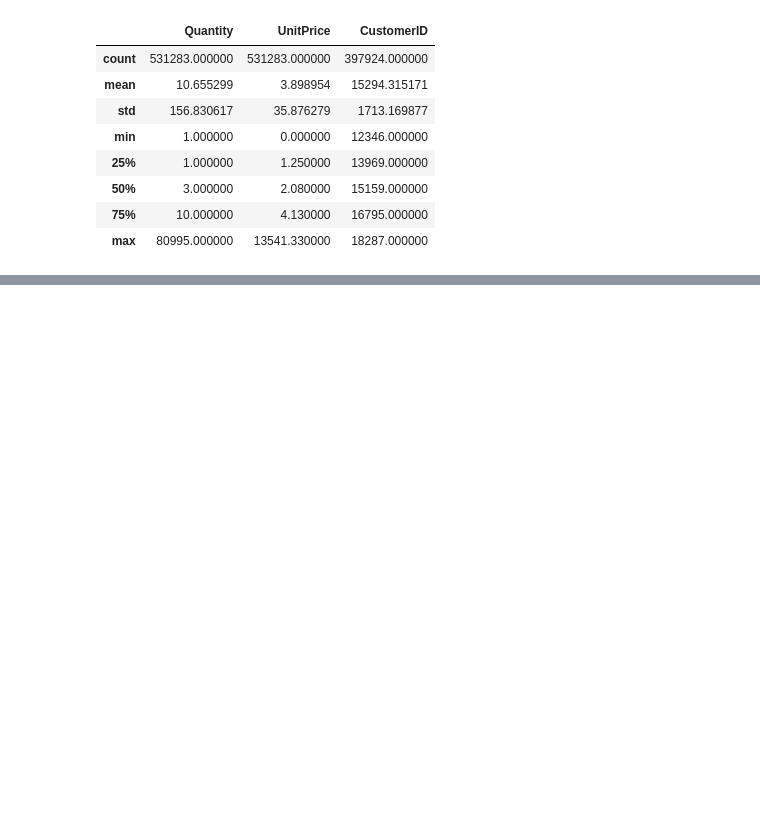
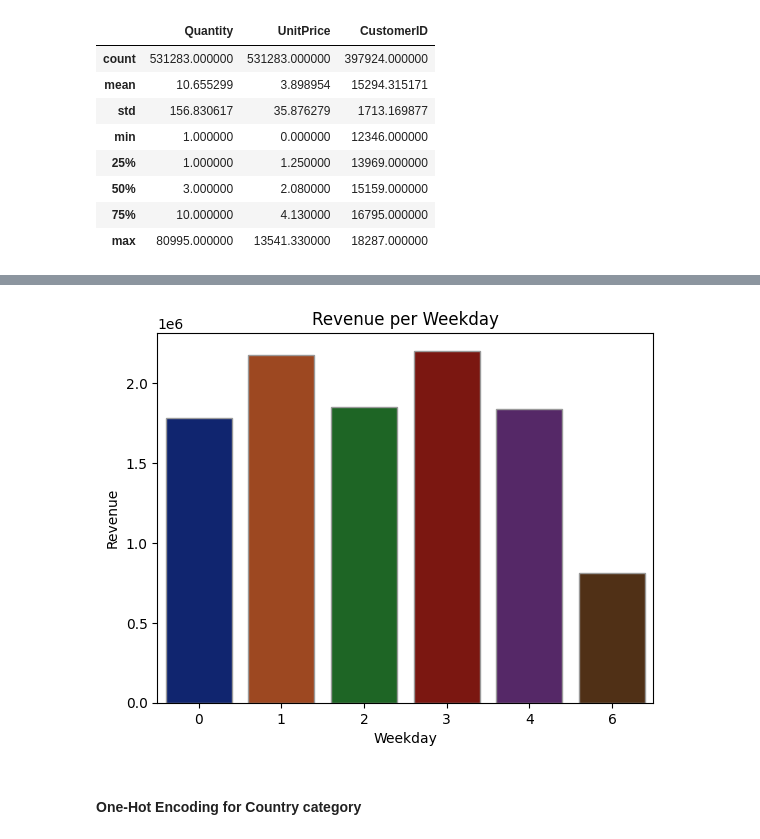
Before and after one commit to Zbigniew23/retail-xgboost, a Jupyter notebook: Online_Retail_Prediction_Model.ipynb, the cells around one changed output, grey strips where cells are left out. Cells and saved outputs as stored; diff of their text form; code cells hidden in the pictures; blank space fills up the shorter version.

```diff
--- a/Online_Retail_Prediction_Model.ipynb
+++ b/Online_Retail_Prediction_Model.ipynb
@@ -154,0 +231,18 @@ retail_df.describe()
+# %%
+weekday_revenue = retail_df.groupby('Weekday')['Revenue'].sum().sort_values(ascending=False).reset_index()
+# %%
+sns.barplot(
+    data=weekday_revenue,
+    y='Revenue',
+    x='Weekday',
+    palette='dark',
+    hue = 'Weekday',
+    edgecolor='.6',
+    legend = False
+)
+plt.title("Revenue per Weekday")
+plt.show()
+# %% [output]
+[figure, added]
+# %% [markdown]
+#### One-Hot Encoding for Country category
```
Also changed, not shown: parts of 31 cells of this notebook, 1 other file.
